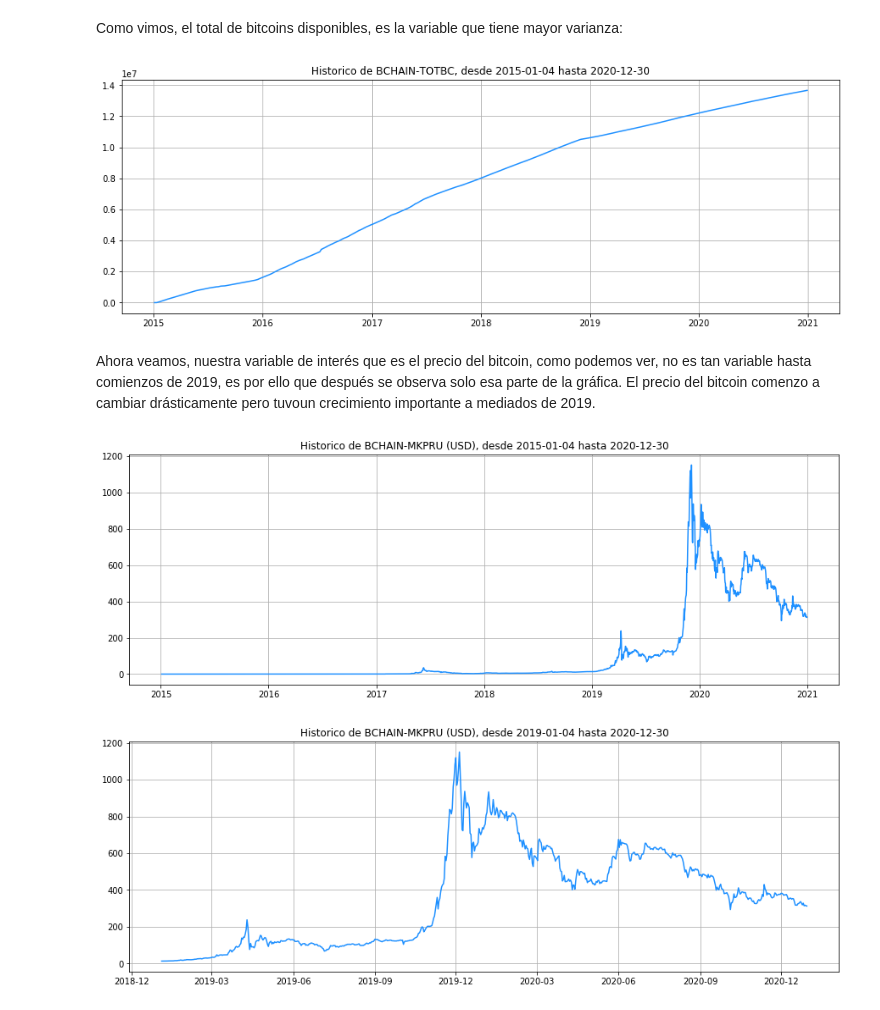
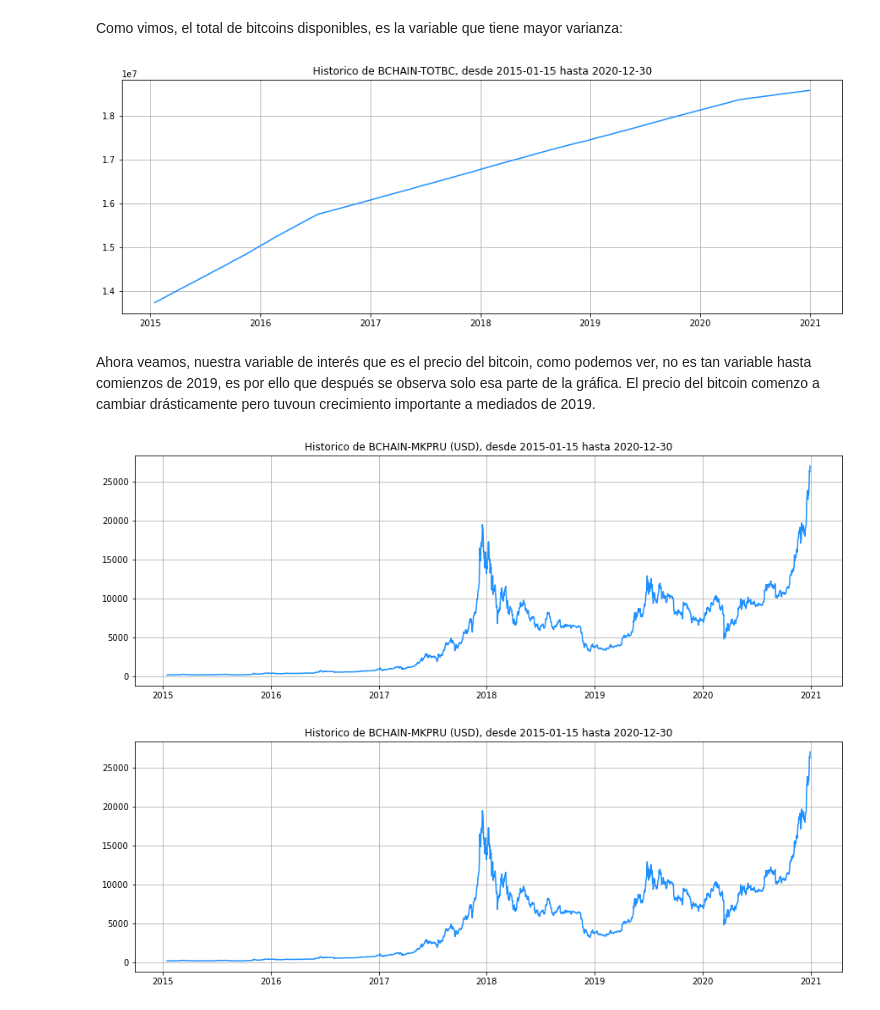
Before and after one commit to keniaCisneros/bitcoins_pricing, a Jupyter notebook: data_analysis.ipynb, the cells around one changed output. Saved outputs shown, nothing was run; the diff lists cells and outputs as text; code cells hidden in the pictures.

```diff
--- a/data_analysis.ipynb
+++ b/data_analysis.ipynb
@@ -205,6 +215,7 @@ Ahora seguimos con las variables generales, ya que cada una de estas contiene el
 file_g = ['eur_usd','cny_usd','gbp_usd']
 general = read(file_g, '')
 for i, j in enumerate(general):
+    j=j[(j["date"]>=start) &(j["date"]<=end)]
     print(file_g[i])
     info_date(j)
 # %% [output]
@@ -217,10 +228,9 @@ Max date:  2021-01-01 00:00:00   Min date: 2015-01-01 00:00:00
 # %%
-start = '2015-01-01'
-end = '2021-01-01'
 general_clean = []
 for i, j in enumerate(general):
+    j=j[(j["date"]>=start) &(j["date"]<=end)]
     general_clean.append(rellena(j, start, end))
 general_final = generate_df(general_clean, file_g, '')
-general_final.head()
+general_final
 # %% [output]
 |  | date | eur_usd | cny_usd | gbp_usd |
@@ -270,6 +281,7 @@ bitcoin_data[1]
 4391 rows × 2 columns
 # %%
 for i, j in enumerate(bitcoin_data):
+    j=j[(j["date"]>=start) &(j["date"]<=end)]
     print(bitcoin_var[i])
     info_date(j)
 # %% [output]
@@ -292,10 +302,11 @@ Max date:  2021-01-09    Min date: 2009-01-03
 # %%
-start = ['2009-01-03','2009-01-03','2009-01-03','2009-01-03','2009-01-04','2009-01-03','2009-01-03','2009-01-03']
-end = ['2021-01-09','2021-01-10','2021-01-09','2021-01-09','2021-01-09','2018-08-07','2021-01-09','2021-01-09']
+# start = ['2009-01-03','2009-01-03','2009-01-03','2009-01-03','2009-01-04','2009-01-03','2009-01-03','2009-01-03']
+# end = ['2021-01-09','2021-01-10','2021-01-09','2021-01-09','2021-01-09','2018-08-07','2021-01-09','2021-01-09']
 bitcoin_clean = []
 for i, j in enumerate(bitcoin_data):
     j['date'] = pd.to_datetime(j.date)
-    bitcoin_clean.append(rellena(j, start[i], end[i]))
+    j=j[(j["date"]>=start) &(j["date"]<=end)]
+    bitcoin_clean.append(rellena(j, start, end))
 # %%
 bitcoin_clean[1]
 # %% [output]
@@ -546,16 +568,16 @@ def plot_serie(df, start, end, col, size):
 # %% [markdown]
 Como vimos, el total de bitcoins disponibles, es la variable que tiene mayor varianza:
 # %%
-plot_serie(complete, '2015-01-04', '2020-12-30', 'BCHAIN-TOTBC', (15, 5))
+plot_serie(complete, start, end, 'BCHAIN-TOTBC', (15, 5))
 # %% [output]
-[figure, old version]
+[figure, new version]
 # %% [markdown]
 Ahora veamos, nuestra variable de interés que es el precio del bitcoin, como podemos ver, no es tan variable hasta comienzos de 2019, es por ello que después se observa solo esa parte de la gráfica. El precio del bitcoin comenzo a cambiar drásticamente pero tuvoun crecimiento importante a mediados de 2019.
 # %%
-plot_serie(complete, '2015-01-04', '2020-12-30', 'BCHAIN-MKPRU (USD)', (15, 5))
+plot_serie(complete, start, end, 'BCHAIN-MKPRU (USD)', (15, 5))
 # %% [output]
-[figure, old version]
+[figure, new version]
 # %%
-plot_serie(complete, '2019-01-04', '2020-12-30', 'BCHAIN-MKPRU (USD)', (15, 5))
+plot_serie(complete, start, end, 'BCHAIN-MKPRU (USD)', (15, 5))
 # %% [output]
-[figure, old version]
+[figure, new version]
```
Also changed, not shown: parts of 26 cells of this notebook, 3 other files.
